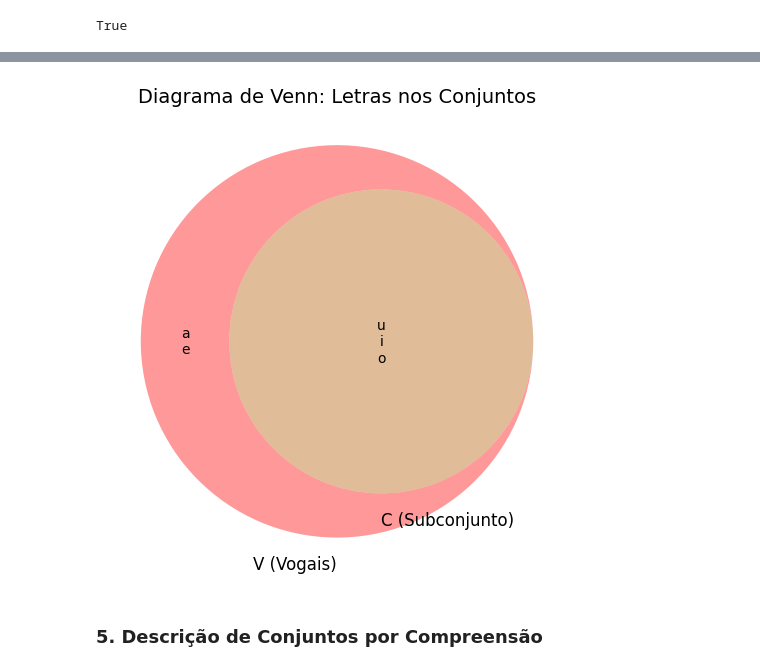
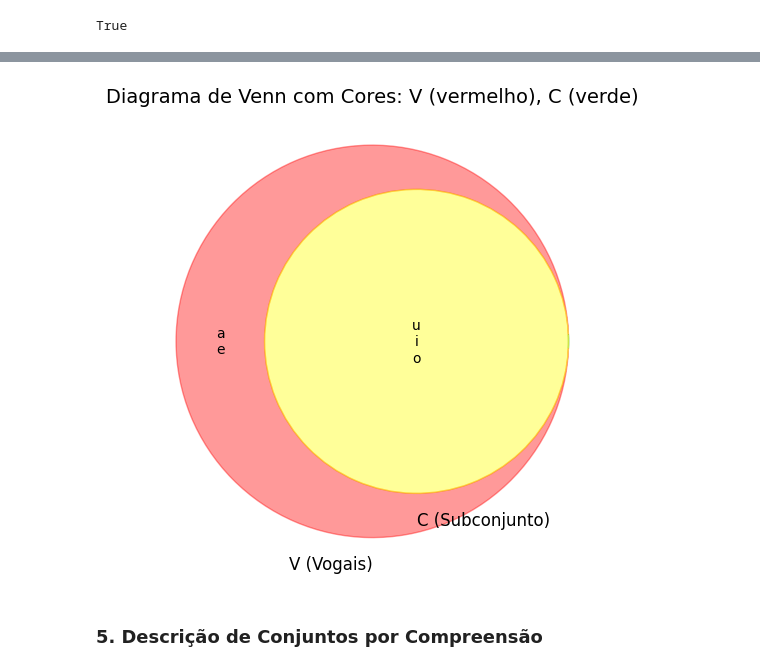
Before and after one commit to AndreMouraL/Elementos-de-matem-tica-discreta, a Jupyter notebook: Elementos_de_matematica_discreta_funcoes.ipynb, the cells around one changed output, grey strips where cells are left out. Cells and saved outputs as stored; diff of their text form; code cells hidden in the pictures.

```diff
--- a/Elementos_de_matematica_discreta_funcoes.ipynb
+++ b/Elementos_de_matematica_discreta_funcoes.ipynb
@@ -174,25 +190,30 @@ True
 # %%
 import matplotlib.pyplot as plt
 from matplotlib_venn import venn2
 
 # Conjuntos
 V = {'a', 'e', 'i', 'o', 'u'}
 C = {'i', 'o', 'u'}
 
 # Criar o diagrama de Venn com rótulos
 plt.figure(figsize=(6, 6))
 venn = venn2([V, C], set_labels=('V (Vogais)', 'C (Subconjunto)'))
 
-# Define os rótulos para cada seção do diagrama
+# Cores: vermelho para V, verde para C, amarelo para interseção
+venn.get_patch_by_id('10').set_color('red')     # Apenas em V
+venn.get_patch_by_id('01').set_color('green')   # Apenas em C (vazio neste caso)
+venn.get_patch_by_id('11').set_color('yellow')  # Interseção
+
+# Define os rótulos com as letras dos conjuntos
 venn.get_label_by_id('10').set_text('\n'.join(V - C))     # Elementos só em V
-venn.get_label_by_id('11').set_text('\n'.join(V & C))     # Interseção V ∩ C
+venn.get_label_by_id('11').set_text('\n'.join(V & C))     # Interseção
 venn.get_label_by_id('01').set_text('\n'.join(C - V))     # Elementos só em C (vazio)
 
 # Título do gráfico
-plt.title('Diagrama de Venn: Letras nos Conjuntos', fontsize=14)
+plt.title('Diagrama de Venn com Cores: V (vermelho), C (verde)', fontsize=14)
 plt.show()
 # %% [output]
-[figure, old version]
+[figure, new version]
 # %% [markdown]
 ### 5. Descrição de Conjuntos por Compreensão
 # %% [markdown]
```
Also changed, not shown: parts of 1 cell of this notebook.
